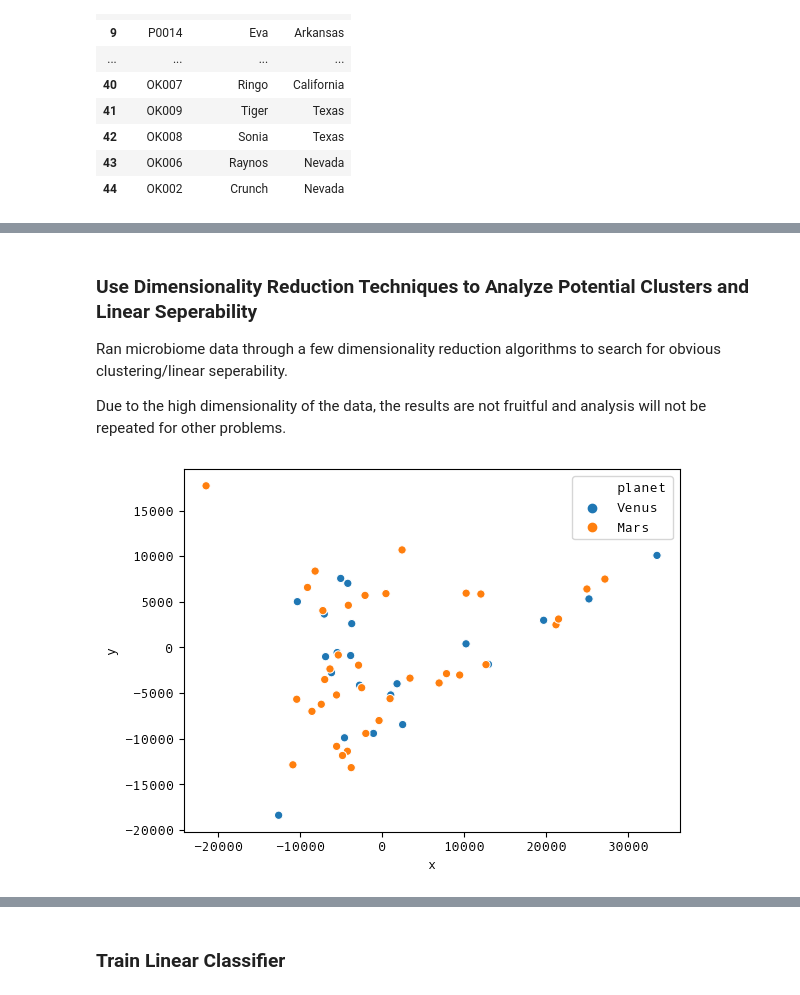
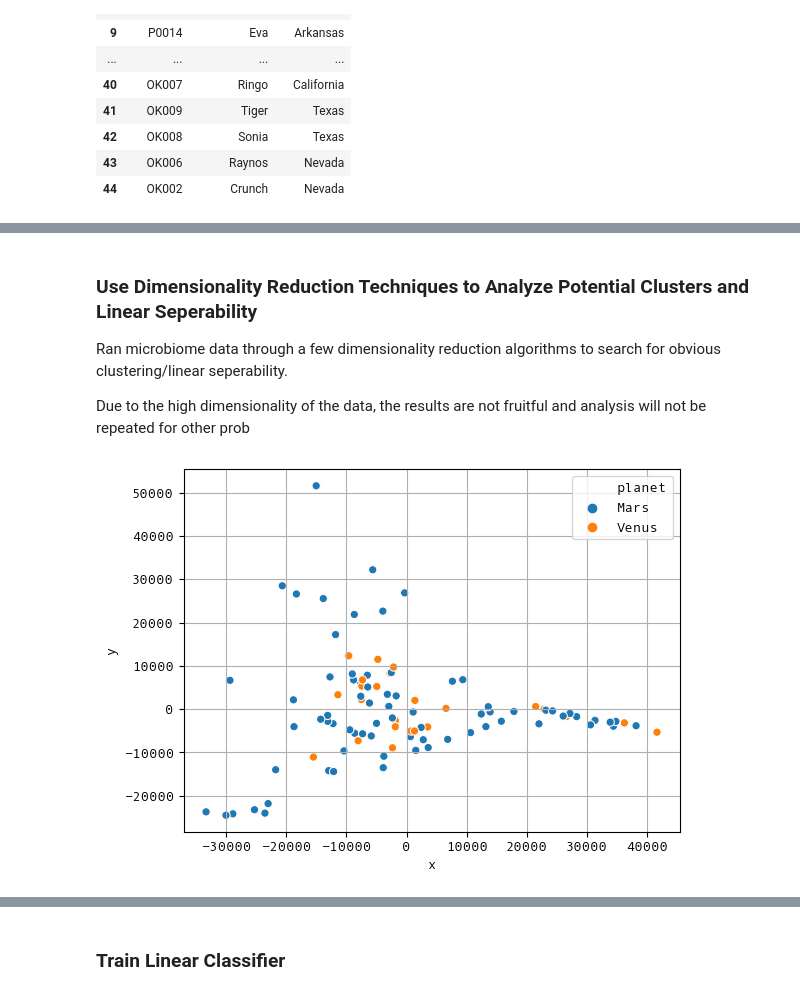
Before and after one commit to sjmignot/cosmic-zoo, a Jupyter notebook: cosmic-zoo.ipynb, the cells around one changed output, grey strips where cells are left out. Cells and saved outputs as stored; diff of their text form; code cells hidden in the pictures.

```diff
--- a/cosmic-zoo.ipynb
+++ b/cosmic-zoo.ipynb
@@ -249,11 +287,13 @@ def clean_animal_microbiome(df):
     df_copy = df_copy.pivot(index=['animal_id', 'sample_id', 'planet_of_origin', 'sex', 'life_stage', 'age'], columns=['feature_id'], values=['value']).reset_index()
 
     # flatten multiindex columns
-    df_copy.columns = [''.join(col) if col[0]!='value' else f'feature-{col[1]}' for col in df_copy.columns]
+    df_copy.columns = [''.join(col) if col[0]!='value' else col[1] for col in df_copy.columns]
     return df_copy
 
-cleaned_animal_microbiome = clean_animal_microbiome(animal_microbiome)
-feature_columns = [c  for c in cleaned_animal_microbiome.columns if c.startswith('feature-')]
+cleaned_animal_microbiome = clean_animal_microbiome(animal_microbiome).set_index('sample_id')
+
+target_columns = ['animal_id', 'planet_of_origin', 'sex', 'life_stage', 'age']
+feature_columns = [c for c in cleaned_animal_microbiome.columns if c not in target_columns]
 # %%
 cleaned_animal_microbiome.head()
 # %% [output]
@@ -266,0 +310,7 @@ cleaned_animal_microbiome.head()
+# %%
+taxonomy_map = pd.read_sql('SELECT * FROM taxonomy',con=con).set_index('feature_id')
+
+taxonomy_map.drop(columns=['confidence'],inplace=True)
+taxonomy_map.loc[:, 'taxon'] = taxonomy_map.loc[:, 'taxon'].str.split(';').apply(lambda x: tuple([element.split('__')[1] for element in x]))
+for k, v in TAXONOMY_MAP.items():
+    taxonomy_map[k] = taxonomy_map.loc[:, 'taxon'].str[v]
@@ -266,0 +345,7 @@ cleaned_animal_microbiome.head()
+# %%
+def group_by_taxonomy(value, taxonomy_map, level='family'):
+    # family was selected as default phylogenic level to reduce data dimensionality and allow for cleaner visualization
+    return taxonomy_map.loc[value, level]
+
+family_microbiome = (cleaned_animal_microbiome.loc[:, target_columns]
+        .join(cleaned_animal_microbiome[feature_columns].groupby(lambda x: group_by_taxonomy(x, taxonomy_map), axis=1).agg(sum)))
@@ -273,6 +370,6 @@ A few considerations for this problem:
 # %%
 Planet_X_train, Planet_X_test, Planet_y_train, Planet_y_test = train_test_split(
-    cleaned_animal_microbiome[feature_columns],
-    cleaned_animal_microbiome.planet_of_origin,
-    test_size=.3,
-    stratify=cleaned_animal_microbiome.planet_of_origin)
+    family_microbiome.drop(columns=target_columns),
+    family_microbiome.planet_of_origin,
+    test_size=.2,
+    stratify=family_microbiome.planet_of_origin)
@@ -281,16 +394,17 @@ Planet_X_train, Planet_X_test, Planet_y_train, Planet_y_test = train_test_split(
 
 Ran microbiome data through a few dimensionality reduction algorithms to search for obvious clustering/linear seperability.
 
-Due to the high dimensionality of the data, the results are not fruitful and analysis will not be repeated for other problems.
+Due to the high dimensionality of the data, the results are not fruitful and analysis will not be repeated for other prob
 # %%
 pca = PCA(n_components=2)
 res = pca.fit_transform(Planet_X_train)
 
 plot_pca = pd.DataFrame(res, columns=['x', 'y'])
-plot_pca['planet'] = Planet_y_train
+plot_pca['planet'] = Planet_y_train.values
 ax = sns.scatterplot(data=plot_pca, x='x', y='y', hue='planet', legend='full')
+plt.grid(True)
 # %% [output]
-[figure, old version]
+[figure, new version]
 # %%
 tsvd = TruncatedSVD()
 res = tsvd.fit_transform(Planet_X_train)
```
Also changed, not shown: parts of 59 cells of this notebook.
